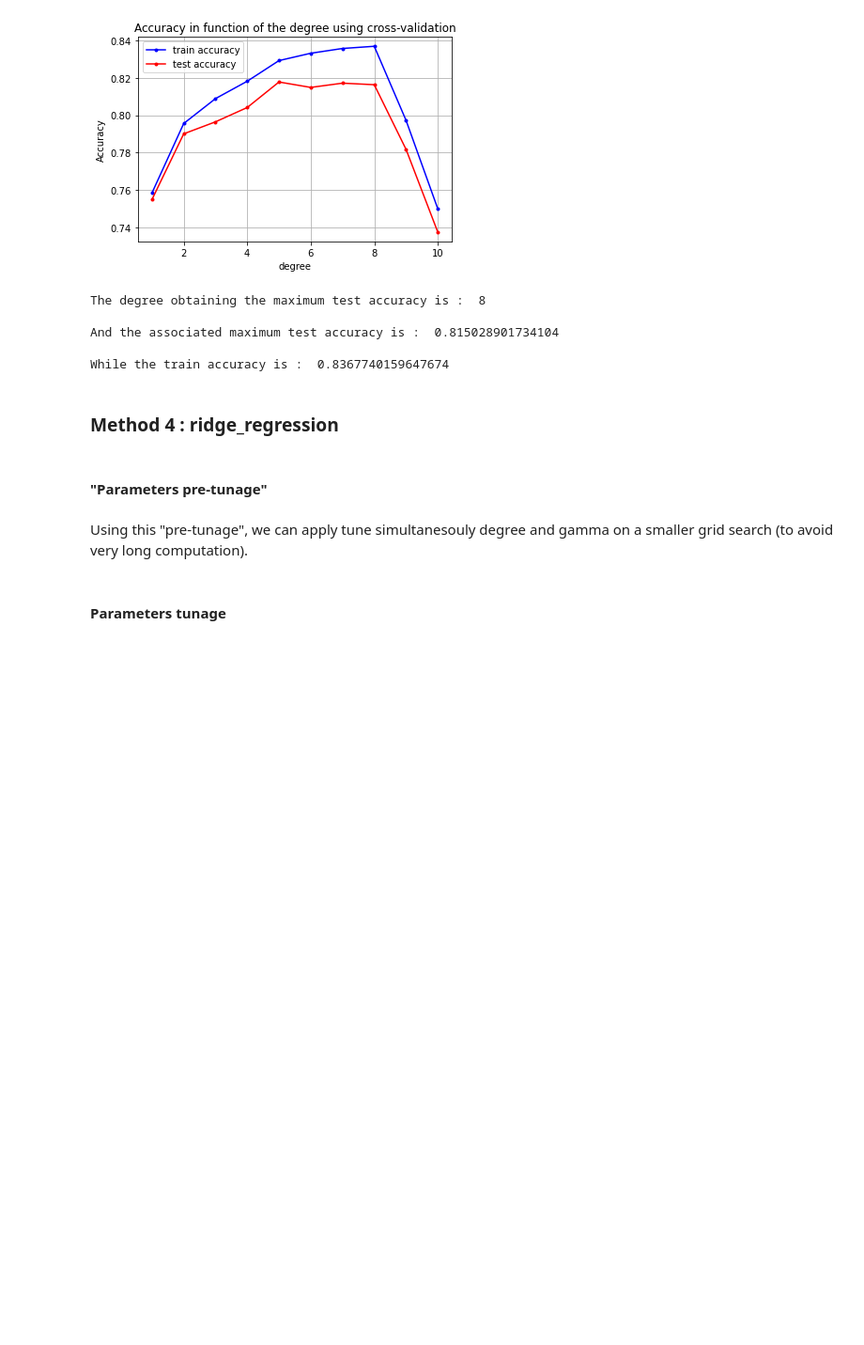
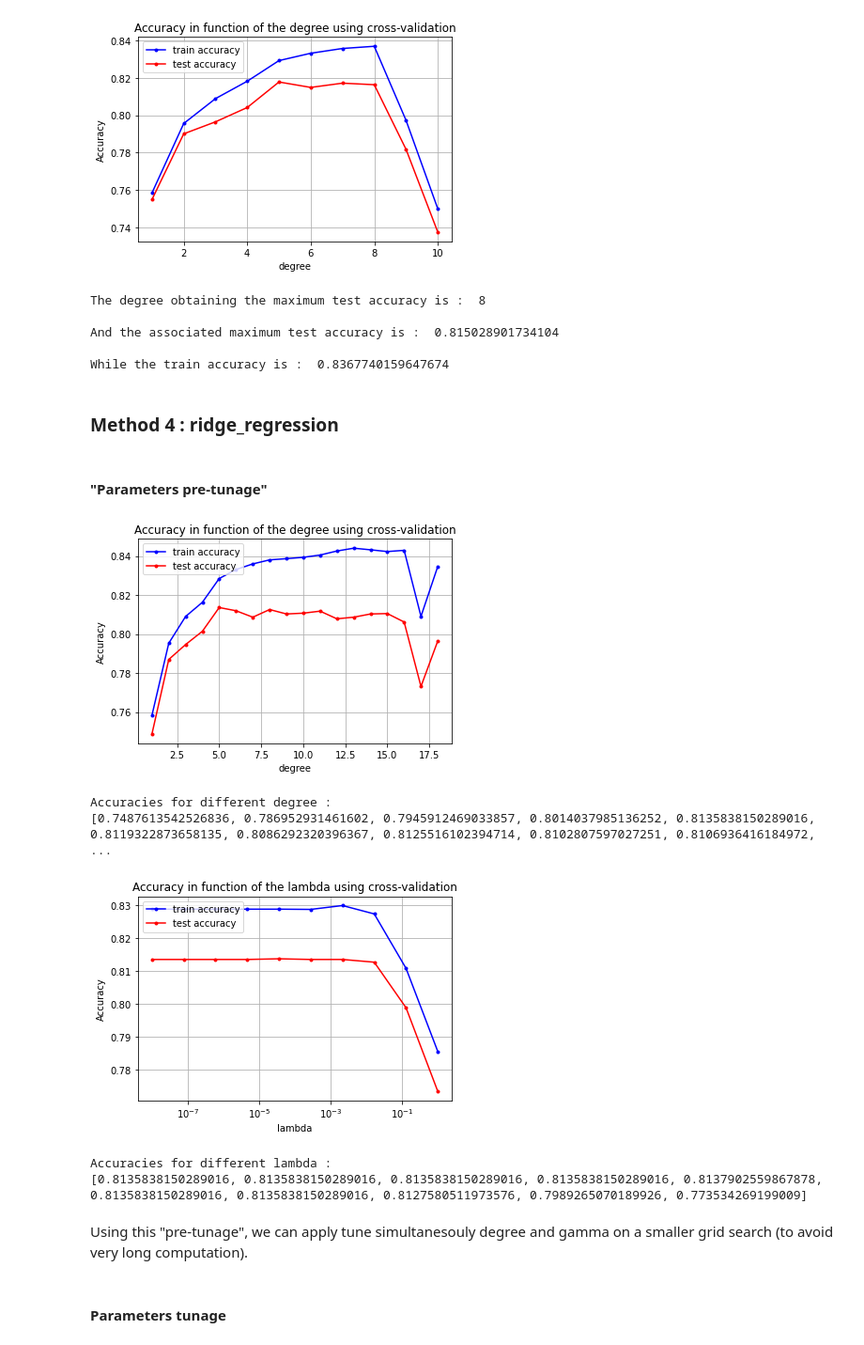
Before and after one commit to CS-433/ml-project-1-thevipers, a Jupyter notebook: main.ipynb, the cells around one changed output. Shown at 94% size. Cells and saved outputs as stored; diff of their text form; code cells hidden in the pictures; blank space fills up the shorter version.

```diff
--- a/main.ipynb
+++ b/main.ipynb
@@ -359,28 +359,35 @@ While the train accuracy is :  0.8367740159647674
 # %%
 # parameters
 k_fold = 4
 
 #Parameters to tune :
-degrees = 1+ np.arange(20)
+degrees = 1+ np.arange(18)
 lambda_ = 1e-03
 
 best_degree, acc_te_deg, acc_tr_deg = tune_best_one(y_, tX_, k_fold, ridge_regression, seed=seed, params=degrees, lambda_=lambda_, name='degree')
 
 CV_param_plot(degrees, acc_tr_deg, acc_te_deg, name_param="degree")
 
 print("Accuracies for different degree :")
 print(acc_te_deg)
 
 #Parameters to tune :
 degree = best_degree
 lambdas = np.logspace(-8, 0, 10)
 
 best_lam, acc_te_lam, acc_tr_lam = tune_best_one(y_, tX_, k_fold, ridge_regression, seed=seed, params=lambdas, degree=degree, name='lambda')
 
 CV_param_plot(lambdas, acc_tr_lam, acc_te_lam, name_param="lambda")
 
 print("Accuracies for different lambda :")
 print(acc_te_lam)
+# %% [output]
+[figure, added]
+Accuracies for different degree :
+[0.7487613542526836, 0.786952931461602, 0.7945912469033857, 0.8014037985136252, 0.8135838150289016, 0.8119322873658135, 0.8086292320396367, 0.8125516102394714, 0.8102807597027251, 0.8106936416184972,  ...
+[figure, added]
+Accuracies for different lambda :
+[0.8135838150289016, 0.8135838150289016, 0.8135838150289016, 0.8135838150289016, 0.8137902559867878, 0.8135838150289016, 0.8135838150289016, 0.8127580511973576, 0.7989265070189926, 0.773534269199009]
 # %% [markdown]
 Using this "pre-tunage", we can apply tune simultanesouly degree and gamma on a smaller grid search (to avoid very long computation).
 # %%
```
Also changed, not shown: parts of 9 cells of this notebook, 1 other file.
